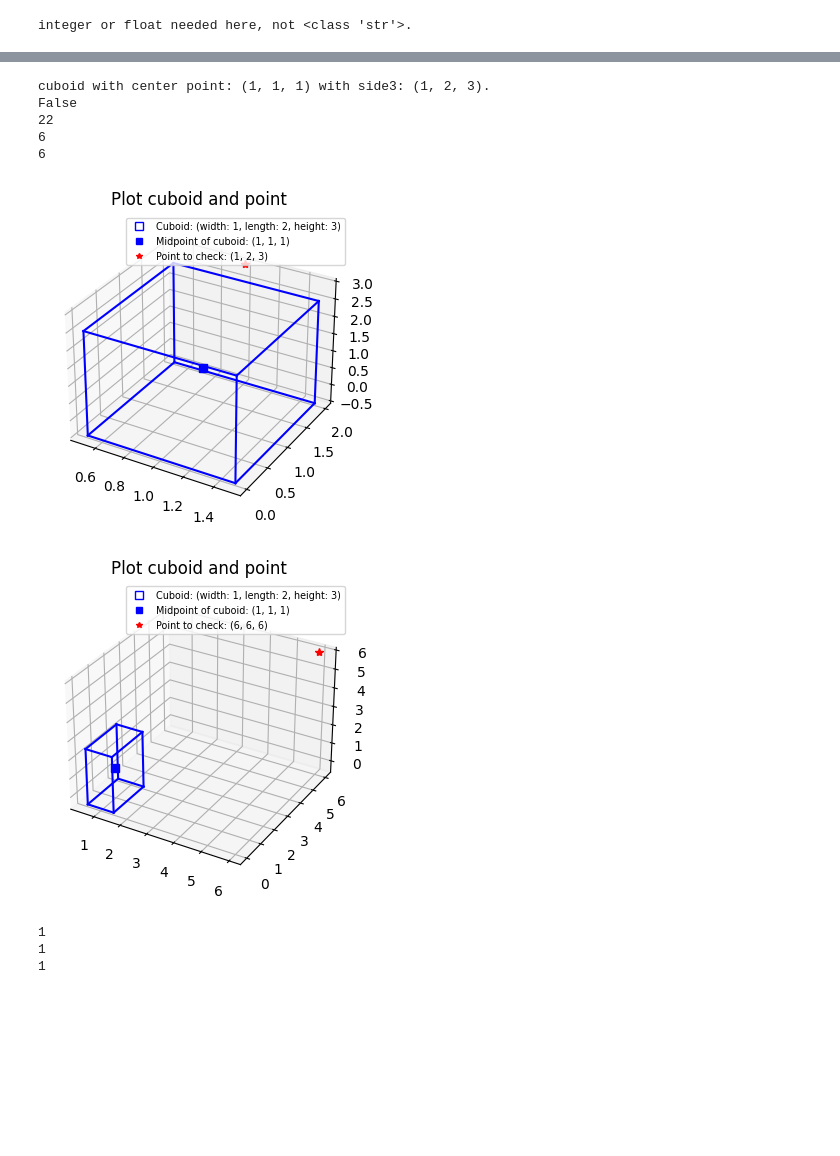
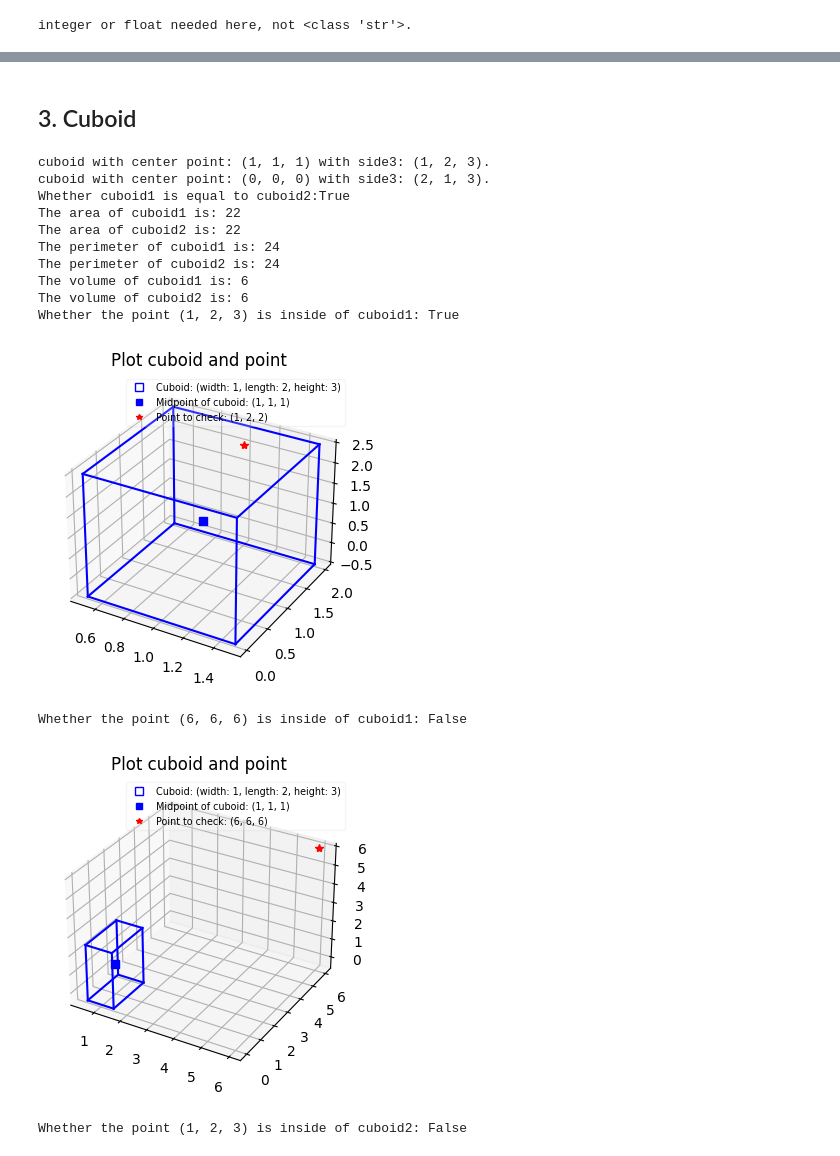
Before and after one commit to yuna-liu/python-programming-Yuna-Liu, a Jupyter notebook: Labs/Lab3.geometry-OOP/testing-manual.ipynb, the cells around one changed output, grey strips where cells are left out. Saved outputs shown, nothing was run; the diff lists cells and outputs as text; code cells hidden in the pictures; blank space fills up the shorter version.

```diff
--- a/Labs/Lab3.geometry-OOP/testing-manual.ipynb
+++ b/Labs/Lab3.geometry-OOP/testing-manual.ipynb
@@ -143,20 +140,0 @@ from sphere import Sphere
-# %%
-cuboid1 = Cuboid(1, 1, 1, 1, 2, 3)
-cuboid2 = Cuboid(0, 0, 0, 1, 2, 3)
-print(cuboid1)
-print(cuboid1.is_inside(6, 7, 8))
-
-print(cuboid1.area())
-print(cuboid1.volume())
-print(cuboid1.volume())
-
-cuboid1.plot_cuboid(1,2,3)
-cuboid1.plot_cuboid(6,6,6)
-# %% [output]
-cuboid with center point: (1, 1, 1) with side3: (1, 2, 3).
-False
-22
-6
-6
-[figure, removed]
-[figure, removed]
@@ -165,8 +140,0 @@ False
-# %%
-print(cuboid1.x)
-print(cuboid1.y)
-print(cuboid1.z)
-# %% [output]
-1
-1
-1
@@ -180,0 +141,42 @@ from sphere import Sphere
+# %% [markdown]
+## 3. Cuboid
+# %%
+cuboid1 = Cuboid(1, 1, 1, 1, 2, 3)
+cuboid2 = Cuboid(0, 0, 0, 2, 1, 3)
+
+print(cuboid1)
+print(cuboid2)
+print(f"Whether cuboid1 is equal to cuboid2:{cuboid1==cuboid2}") # True
+
+print(f"The area of cuboid1 is: {cuboid1.area()}")
+print(f"The area of cuboid2 is: {cuboid2.area()}")
+
+print(f"The perimeter of cuboid1 is: {cuboid1.perimeter()}")
+print(f"The perimeter of cuboid2 is: {cuboid2.perimeter()}")
+
+print(f"The volume of cuboid1 is: {cuboid1.volume()}")
+print(f"The volume of cuboid2 is: {cuboid2.volume()}")
+
+print(f"Whether the point (1, 2, 3) is inside of cuboid1: {cuboid1.is_inside(1, 2, 2)}")
+cuboid1.plot_cuboid(1,2,2)
+
+print(f"Whether the point (6, 6, 6) is inside of cuboid1: {cuboid1.is_inside(6, 6, 6)}")
+cuboid1.plot_cuboid(6,6,6)
+
+print(f"Whether the point (1, 2, 3) is inside of cuboid2: {cuboid2.is_inside(1, 2, 3)}")
+cuboid2.plot_cuboid(1,2,3)
+# %% [output]
+cuboid with center point: (1, 1, 1) with side3: (1, 2, 3).
+cuboid with center point: (0, 0, 0) with side3: (2, 1, 3).
+Whether cuboid1 is equal to cuboid2:True
+The area of cuboid1 is: 22
+The area of cuboid2 is: 22
+The perimeter of cuboid1 is: 24
+The perimeter of cuboid2 is: 24
+The volume of cuboid1 is: 6
+The volume of cuboid2 is: 6
+Whether the point (1, 2, 3) is inside of cuboid1: True
+[figure, added]
+Whether the point (6, 6, 6) is inside of cuboid1: False
+[figure, added]
+Whether the point (1, 2, 3) is inside of cuboid2: False
```
Also changed, not shown: parts of 22 cells of this notebook, 4 other files.
